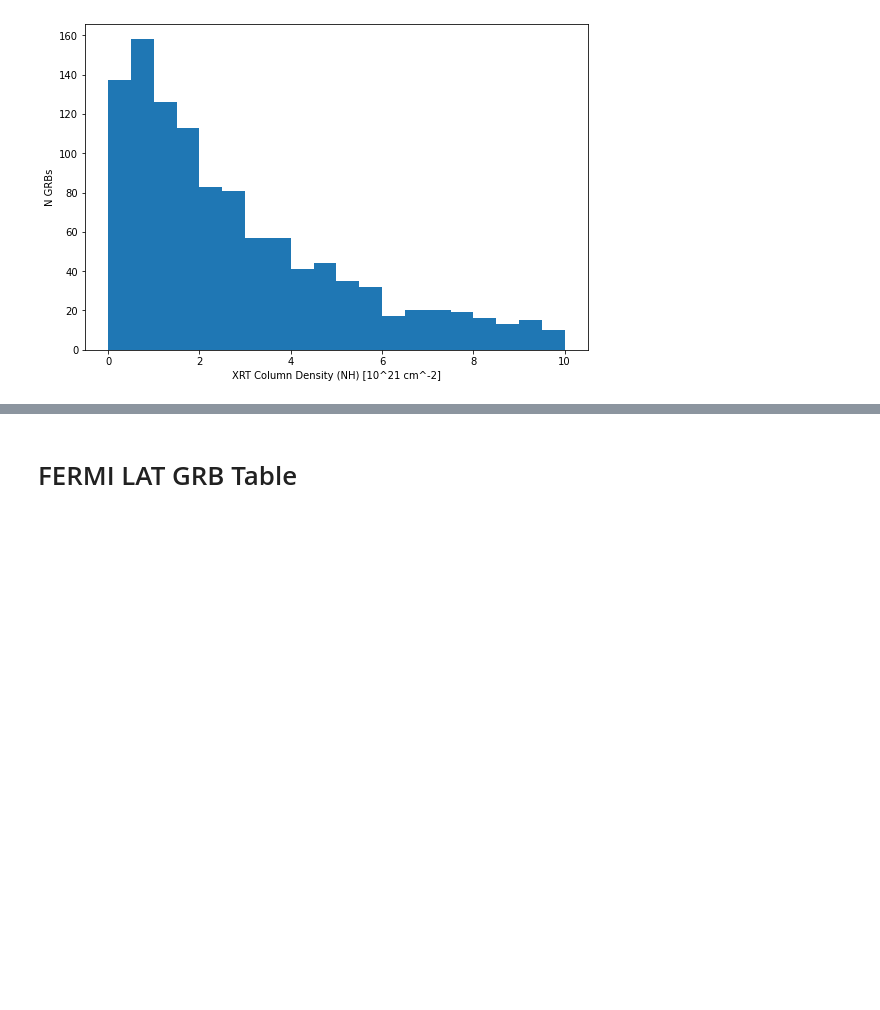
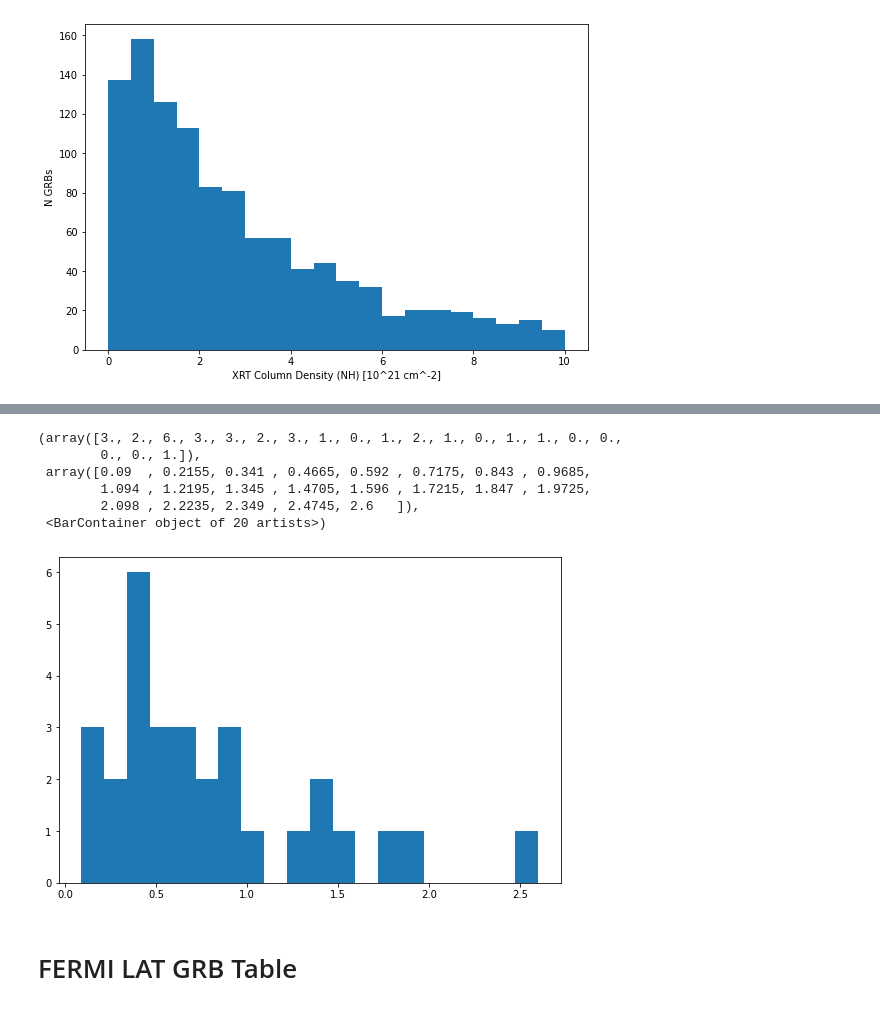
Before and after one commit to LSSTDESC/grb_orphan_afterglows, a Jupyter notebook: notebooks/read_grb_tables.ipynb, the cells around one changed output, grey strips where cells are left out. Drawn from its saved outputs; the diff is of its cells as text; code cells hidden in the pictures; blank space fills up the shorter version.

Commit message:
add redhift histogram for short bursts

```diff
--- a/notebooks/read_grb_tables.ipynb
+++ b/notebooks/read_grb_tables.ipynb
@@ -166,3 +168,18 @@ plt.ylabel("N GRBs")
 # %% [output]
 Text(0, 0.5, 'N GRBs')
 [figure]
+# %%
+z_t90 = []
+t_t90 = []
+for z,t in zip(frame['Redshift'].values, frame['BAT T90 [sec]'].values):
+    try:
+        z_t90.append(float(z.split()[0][:4]))
+        try:
+            t_t90.append(float(t))
+        except:
+            z_t90.pop()
+    except:
+        pass
+
+df = pd.DataFrame(list(zip(z_t90, t_t90)), columns =['z', 't90'])
+df.head()
@@ -169,3 +193,14 @@ Text(0, 0.5, 'N GRBs')
+# %%
+short = df[df['t90']<3]
+plt.hist(short['z'], bins=20)
+# %% [output]
+(array([3., 2., 6., 3., 3., 2., 3., 1., 0., 1., 2., 1., 0., 1., 1., 0., 0.,
+        0., 0., 1.]),
+ array([0.09  , 0.2155, 0.341 , 0.4665, 0.592 , 0.7175, 0.843 , 0.9685,
+        1.094 , 1.2195, 1.345 , 1.4705, 1.596 , 1.7215, 1.847 , 1.9725,
+        2.098 , 2.2235, 2.349 , 2.4745, 2.6   ]),
+ <BarContainer object of 20 artists>)
+[figure, added]
 # %% [markdown]
 # FERMI LAT GRB Table
 # %%
```
Also changed, not shown: parts of 5 cells of this notebook.
